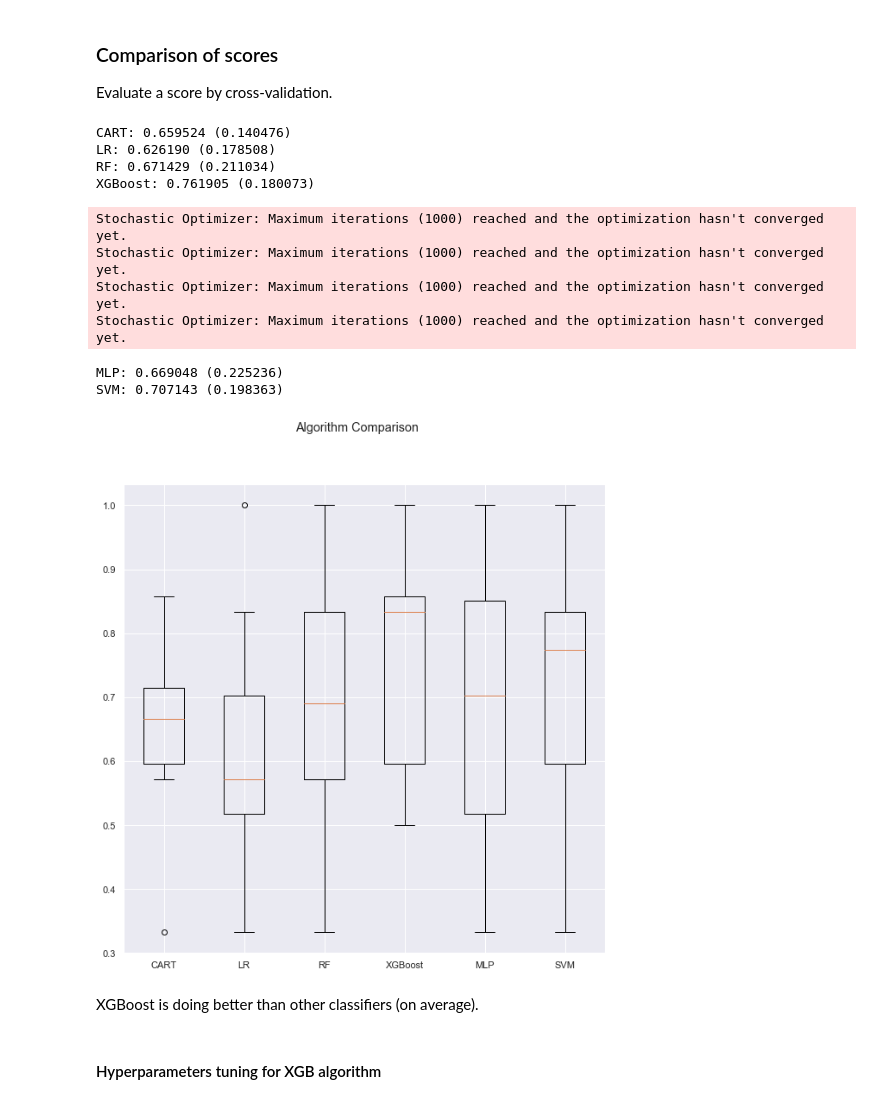
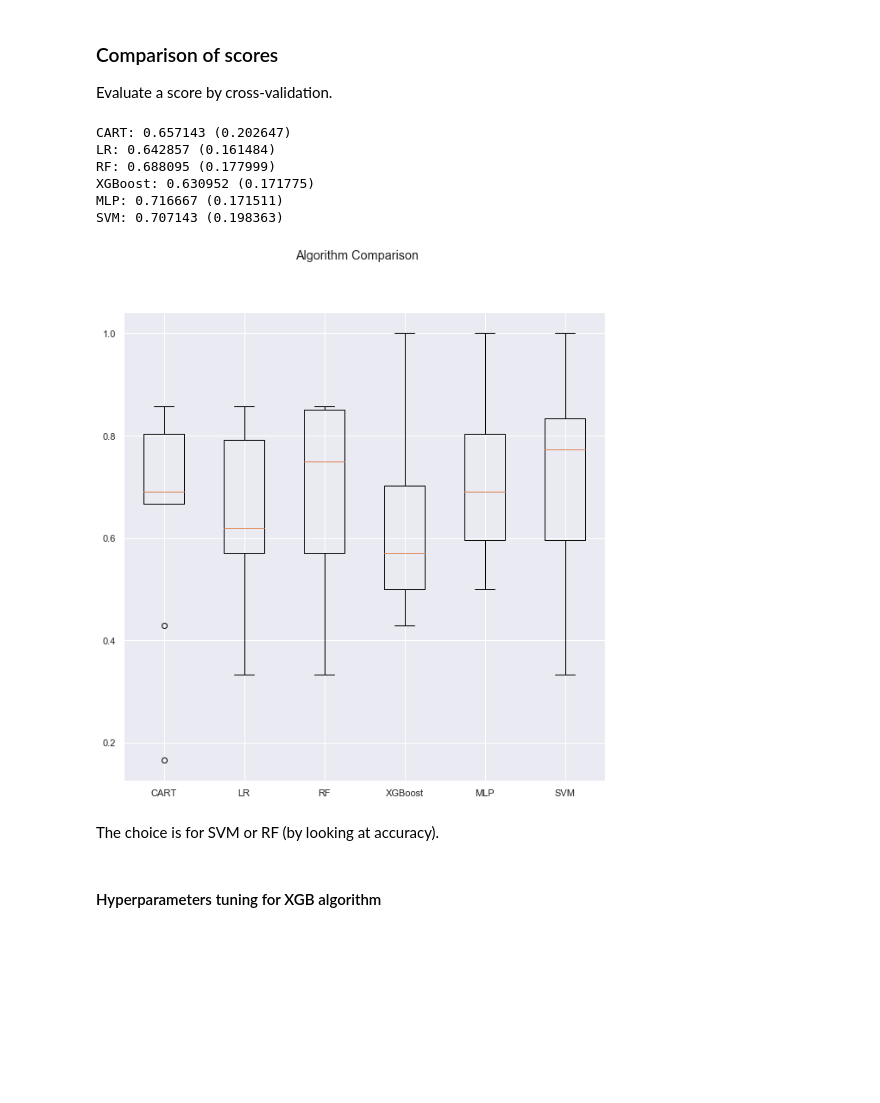
Before and after one commit to romanelgff/ml-mesothelioma, a Jupyter notebook: code.ipynb, the cells around one changed output. Saved outputs shown, nothing was run; the diff lists cells and outputs as text; code cells hidden in the pictures; blank space fills up the shorter version.

```diff
--- a/code.ipynb
+++ b/code.ipynb
@@ -602,7 +602,7 @@ pprint(param_grid)
 optimal_params = GridSearchCV(
     estimator=MLPClassifier(max_iter=500, solver='sgd'),
     param_grid=param_grid,
-#     scoring = 'roc_auc',## For more scoring metics see:
+    scoring = 'roc_auc',## For more scoring metics see:
         ## https://scikit-learn.org/stable/modules/model_evaluation.html#scoring-parameter
     verbose=0, # NOTE: If you want to see what Grid Search is doing, set verbose=2
     n_jobs=10,
@@ -633,6 +632,6 @@ Stochastic Optimizer: Maximum iterations (500) reached and the optimization hasn
 # %%
-clf_mlp = MLPClassifier(activation='tanh', alpha=0.0001, solver='adam',
-                        learning_rate='constant', learning_rate_init=0.001,
-                        hidden_layer_sizes=(10,3,2), max_iter=1000)
+clf_mlp = MLPClassifier(activation='relu', alpha=0.05, solver='sgd',
+                        learning_rate='constant', learning_rate_init=0.01,
+                        hidden_layer_sizes=(100,2,2), max_iter=1000)
 clf_mlp.fit(X_train_s, y_train)
 # %% [output]
@@ -971,5 +985,5 @@ Better in predicting 0 but not in predicting 1 (not really good)
 # %%
-X = dc.copy().drop(["pleural_lactic_dehydrogenise","habit_of_cigarette_0", "weakness", "dyspnoea", "cytology", "asbestos_exposure", "hemoglobin", "pleural_effusion", "pleural_glucose", "performance_status_0", "lung_side_0", "city_8", "city_7", "city_6", "city_5", "city_4", "city_3", "city_2", "city_1", "gender_0", "pleural_thickness_on_tomography", "habit_of_cigarette_1", "habit_of_cigarette_2", "performance_status_1"], axis=1).copy()
+X = dc.loc[:,("lung_side_2", "duration_of_symptoms", "lung_side_1", "gender_0", "age", "C_reactive_protein", "city_0", "blood_lactic_dehydrogenise", "duration_of_asbestos_exposure", "white_blood", "albumin", "pleural_thickness_on_tomography", "pleural_lactic_dehydrogenise", "sedimentation", "platelet_count", "habit_of_cigarette_3", "lung_side_0", "pleural_glucose", "total_protein")].copy()
 y = df["class_of_diagnosis"].copy()
 X_train, X_test, y_train, y_test = train_test_split(X, y, test_size=0.2, random_state=1, shuffle=True)
 # %%
@@ -1082,12 +1096,13 @@ Evaluate a score by cross-validation.
 ml_models = []
 ml_models.append(("CART", DecisionTreeClassifier()))
 ml_models.append(("LR", LogisticRegression(max_iter=10000)))
-ml_models.append(("RF", RandomForestClassifier(n_estimators = 150,
+ml_models.append(("RF", RandomForestClassifier(n_estimators = 100,
                            n_jobs = 10,
                            oob_score = True,
-                           bootstrap = True)
+                           bootstrap = True,
+                           random_state = 42)
                  ))
-ml_models.append(("XGBoost", XGBClassifier(n_estimators=150)))
+ml_models.append(("XGBoost", XGBClassifier(n_estimators=100, random_state=0)))
 # %%
 from sklearn.model_selection import KFold, cross_val_score
 
@@ -1103,49 +1118,45 @@ for name, model in ml_models:
     names.append(name)
     msg = "%s: %f (%f)" % (name, cv_results.mean(), cv_results.std())
     print(msg)
 
 # for MLP Classifier and SVC since they need scaled X_train
-model = MLPClassifier(activation='tanh', alpha=0.05, solver='sgd',
-                        learning_rate='constant', learning_rate_init=0.001,
-                        hidden_layer_sizes=(20,1,2), max_iter=1000)
+model = MLPClassifier(activation='relu', alpha=0.05, solver='sgd',
+                        learning_rate='constant', learning_rate_init=0.01,
+                        hidden_layer_sizes=(100,2,2), max_iter=10000)
 model.fit(X_train_s, y_train)
 kfold = KFold(n_splits=10)
 cv_results = cross_val_score(model, X_test_s, y_test, cv=kfold, scoring=scoring)
 results.append(cv_results)
 names.append("MLP")
 msg = "%s: %f (%f)" % ("MLP", cv_results.mean(), cv_results.std())
 print(msg)
 
 model = svm.SVC()
 model.fit(X_train_s, y_train)
 kfold = KFold(n_splits=10)
 cv_results = cross_val_score(model, X_test_s, y_test, cv=kfold, scoring=scoring)
 results.append(cv_results)
 names.append("SVM")
 msg = "%s: %f (%f)" % ("SVM", cv_results.mean(), cv_results.std())
 print(msg)
 
 # boxplot algorithm comparison
 fig = plt.figure()
 fig.suptitle('Algorithm Comparison')
 ax = fig.add_subplot(111)
 plt.boxplot(results)
 ax.set_xticklabels(names)
 plt.show()
 # %% [output]
-CART: 0.659524 (0.140476)
-LR: 0.626190 (0.178508)
-RF: 0.671429 (0.211034)
-XGBoost: 0.761905 (0.180073)
+CART: 0.657143 (0.202647)
+LR: 0.642857 (0.161484)
+RF: 0.688095 (0.177999)
+XGBoost: 0.630952 (0.171775)
+MLP: 0.716667 (0.171511)
+SVM: 0.707143 (0.198363)
-Stochastic Optimizer: Maximum iterations (1000) reached and the optimization hasn't converged yet.
-Stochastic Optimizer: Maximum iterations (1000) reached and the optimization hasn't converged yet.
-Stochastic Optimizer: Maximum iterations (1000) reached and the optimization hasn't converged yet.
-Stochastic Optimizer: Maximum iterations (1000) reached and the optimization hasn't converged yet.
-MLP: 0.669048 (0.225236)
-SVM: 0.707143 (0.198363)
-[figure, old version]
+[figure, new version]
-# %% [markdown]
-XGBoost is doing better than other classifiers (on average).
+# %% [markdown]
+The choice is for SVM or RF (by looking at accuracy).
 # %% [markdown]
 #### Hyperparameters tuning for XGB algorithm
 # %%
```
Also changed, not shown: parts of 50 cells of this notebook.
